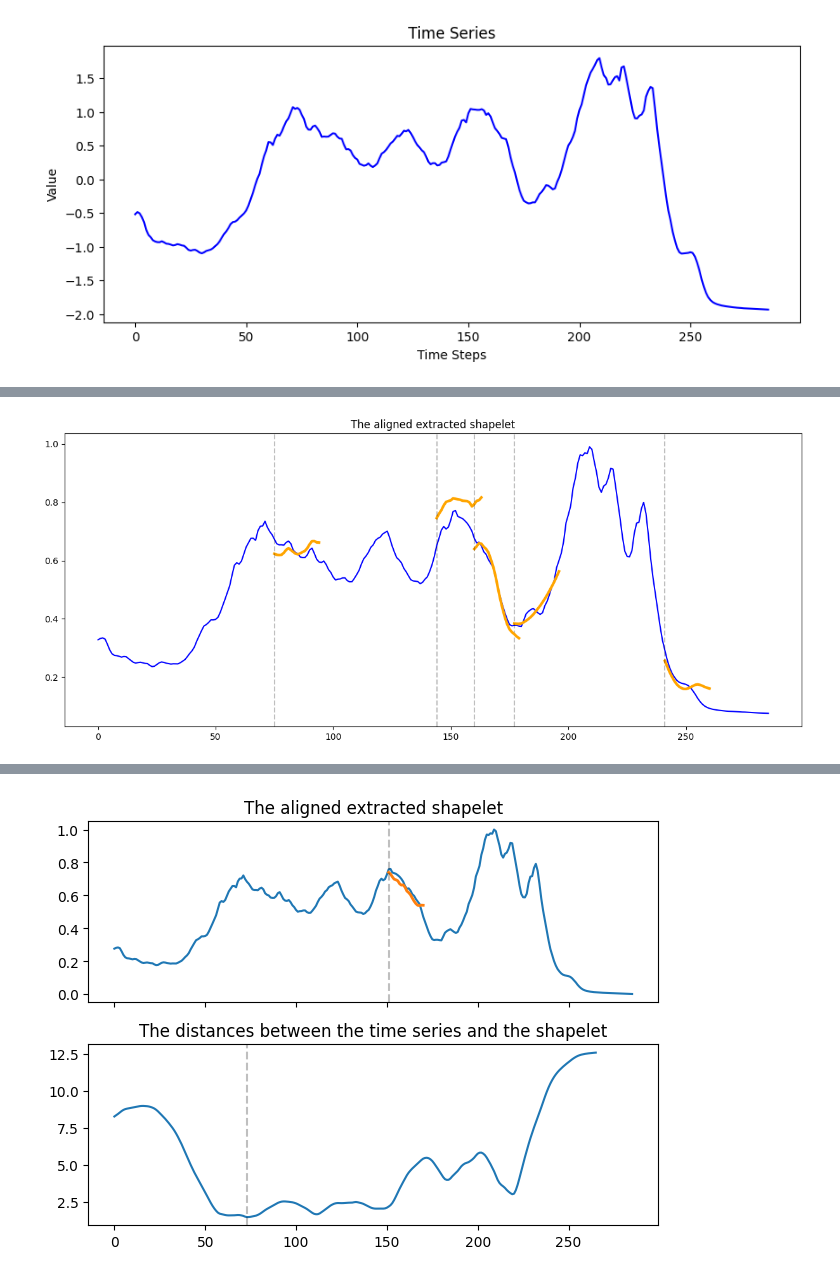
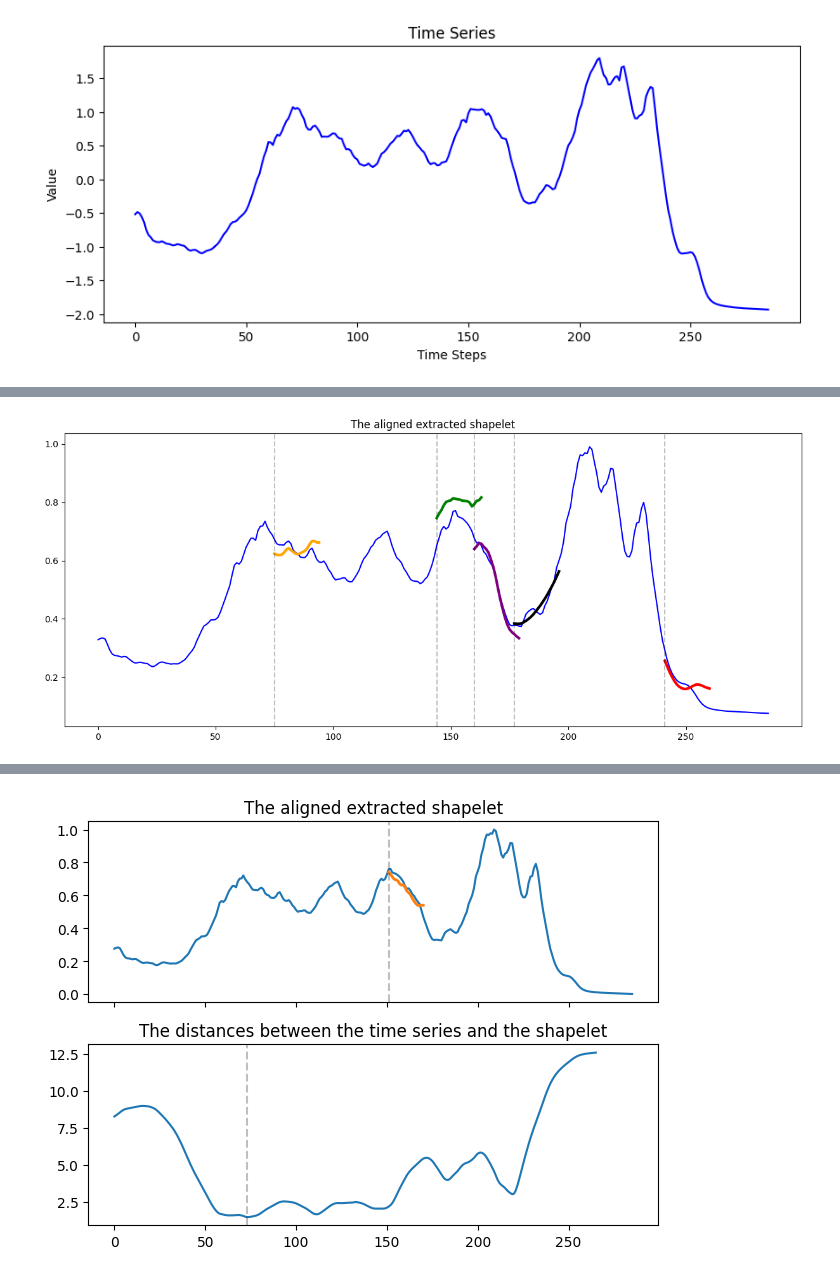
Before and after one commit to FabianWylczoch/XAI-for-Time-Series, a Jupyter notebook: LearningShapelets.ipynb, the cells around one changed output, grey strips where cells are left out. Drawn from its saved outputs; the diff is of its cells as text; code cells hidden in the pictures.

Commit message:
plot distances per sample and shapelet and shapelets for all samples

```diff
--- a/LearningShapelets.ipynb
+++ b/LearningShapelets.ipynb
@@ -66,25 +124,27 @@ plot_ts(train_x[0])
 # %%
 # 0 - 13 Label 0; 14 - 27 Label 1
 
 distances = model.transform(train_x_scaled) # Do not use since distances come from blackbox model and are not the same as manually calculated distances
 predicted_locations = model.locate(train_x_scaled)
 
 fig, ax = plt.subplots(figsize=(15, 6))
 
 # Plot the shapelet and align it on the best matched time series. The optimizer
 # will often enlarge the shapelet to create a larger gap between the distances
 # of both classes. We therefore normalize the shapelet again before plotting.
 
 test_ts_id = 10 #np.argmin(np.sum(distances, axis=1))
 id_shap = 0
 
+colors = ["red", "orange", "green", "black", "purple"]
+
 ax.plot(train_x_scaled[test_ts_id].ravel(), color='blue')
 for id_shap in range(len(model.shapelets_)):
     shap = model.shapelets_[id_shap]
     #shap = TimeSeriesScalerMinMax().fit_transform(shap.reshape(1, -1, 1)).flatten()
     pos = predicted_locations[test_ts_id, id_shap]
-    ax.plot(np.arange(pos, pos + len(shap)), shap, linewidth=3, color='orange')
+    ax.plot(np.arange(pos, pos + len(shap)), shap, linewidth=3, color=colors[id_shap])
     ax.axvline(pos, color='k', linestyle='--', alpha=0.25)
     ax.set_title("The aligned extracted shapelet")
 # %% [output]
-[figure, old version]
+[figure, new version]
```
Also changed, not shown: parts of 6 cells of this notebook.
